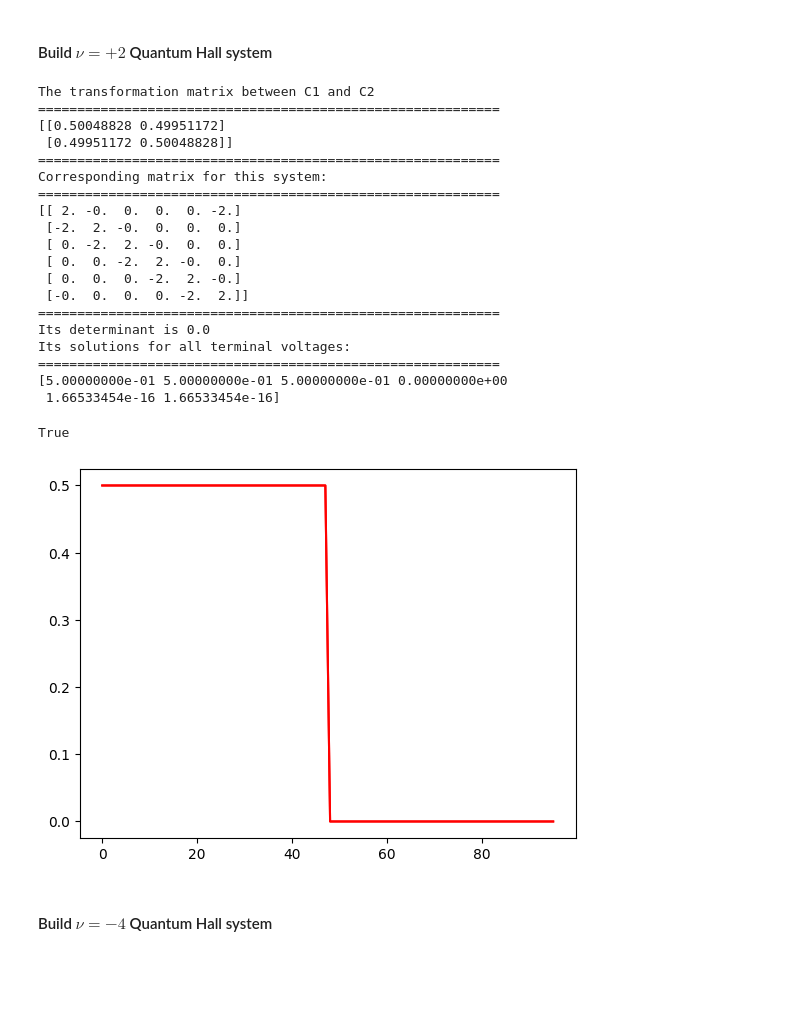
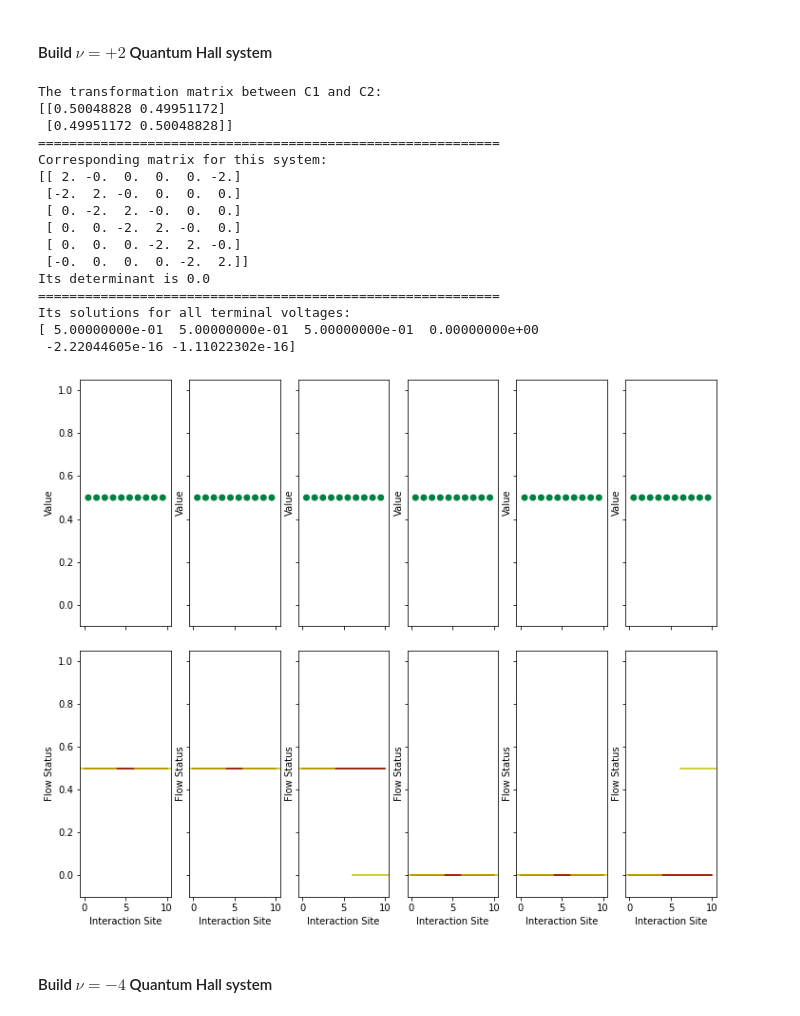
Before and after one commit to LarsonLaugh/Counterfusion, a Jupyter notebook: demo.ipynb, the cells around one changed output. Cells and saved outputs as stored; diff of their text form; code cells hidden in the pictures; blank space fills up the shorter version.

```diff
--- a/demo.ipynb
+++ b/demo.ipynb
@@ -205,0 +120,15 @@ plt.show()
+# %%
+from allscatter import *
+import numpy as np
+import matplotlib.pyplot as plt
+
+totalNumMover = 4
+numForwardMover = 2
+nfm = numForwardMover
+initStates = [1,1,0.2,0.2]
+beta = 0.3
+delta = 0.5
+edgeDef = [[0,3,beta,10],[0,1,0.8,10],[2,3,delta,10]]
+edgeInfo = generate_bynumber(edgeDef)
+edge = Edge(edgeInfo,totalNumMover,numForwardMover)
+ax1,ax2 = edge.plot(initStates)
@@ -223,69 +205,62 @@ zeroVoltTerminal = 3
 #===============================================================
 # Information of scattering events
 # Interaction parameters
-alpha = 0.5
+v01 = 0.5
 # Define interaction between nodes (contacts)
 # C1--M1--C2
-edgeDef1 = [[0,1,alpha,10]]
+edgeDef1 = [[0,1,v01,10]]
 # C2--M2--C3
-edgeDef2 = [[0,1,alpha,10]]
+edgeDef2 = [[0,1,v01,10]]
 # C3--M3--C4
-edgeDef3 = [[0,1,alpha,10]]
+edgeDef3 = [[0,1,v01,10]]
 # C4--M4--C5
-edgeDef4 = [[0,1,alpha,10]]
+edgeDef4 = [[0,1,v01,10]]
 # C5--M5--C6
-edgeDef5 = [[0,1,alpha,10]]
+edgeDef5 = [[0,1,v01,10]]
 # C6--M6--C1
-edgeDef6 = [[0,1,alpha,10]]
+edgeDef6 = [[0,1,v01,10]]
 #================================================================
 edgesDef = [edgeDef1,edgeDef2,edgeDef3,edgeDef4,edgeDef5,edgeDef6]
 edgesInfo = []
 for edgeDef in edgesDef:
     edgesInfo.append(generate_bynumber(edgeDef))
 
 graph = []
 for edgeInfo in edgesInfo:
     graph.append(Edge(edgeInfo,totalNumMover,numForwardMover))
 
-print("The transformation matrix between C1 and C2")
-print("===========================================================")
+print("The transformation matrix between C1 and C2:")
 print(graph[0].trans_mat())
 print("===========================================================")
 nodesCurrent = [1,0,0,-1,0,0]
 sys = System(nodesCurrent,graph,numForwardMover,zeroVoltTerminal)
 #================================================================
 # Your system has been defined, let us make some fun out of it.
 print("Corresponding matrix for this system:")
+print(sys.mastermat())
+print("Its determinant is", np.linalg.det(sys.mastermat()))
 print("===========================================================")
-print(sys.mastermat())
-print("===========================================================")
-print("Its determinant is", np.linalg.det(sys.mastermat()))
 print("Its solutions for all terminal voltages:")
-print("===========================================================")
 print(sys.solve())
-sys.voltage_plot(5)
+axs=sys.plot()
 # %% [output]
-The transformation matrix between C1 and C2
-===========================================================
+The transformation matrix between C1 and C2:
 [[0.50048828 0.49951172]
  [0.49951172 0.50048828]]
 ===========================================================
 Corresponding matrix for this system:
-===========================================================
 [[ 2. -0.  0.  0.  0. -2.]
  [-2.  2. -0.  0.  0.  0.]
  [ 0. -2.  2. -0.  0.  0.]
  [ 0.  0. -2.  2. -0.  0.]
  [ 0.  0.  0. -2.  2. -0.]
  [-0.  0.  0.  0. -2.  2.]]
+Its determinant is 0.0
 ===========================================================
-Its determinant is 0.0
 Its solutions for all terminal voltages:
-===========================================================
-[5.00000000e-01 5.00000000e-01 5.00000000e-01 0.00000000e+00
- 1.66533454e-16 1.66533454e-16]
+[ 5.00000000e-01  5.00000000e-01  5.00000000e-01  0.00000000e+00
+ -2.22044605e-16 -1.11022302e-16]
-True
-[figure, old version]
+[figure, new version]
 # %% [markdown]
 #### Build  $\nu=-4$ Quantum Hall system
 # %%
```
Also changed, not shown: parts of 19 cells of this notebook.
